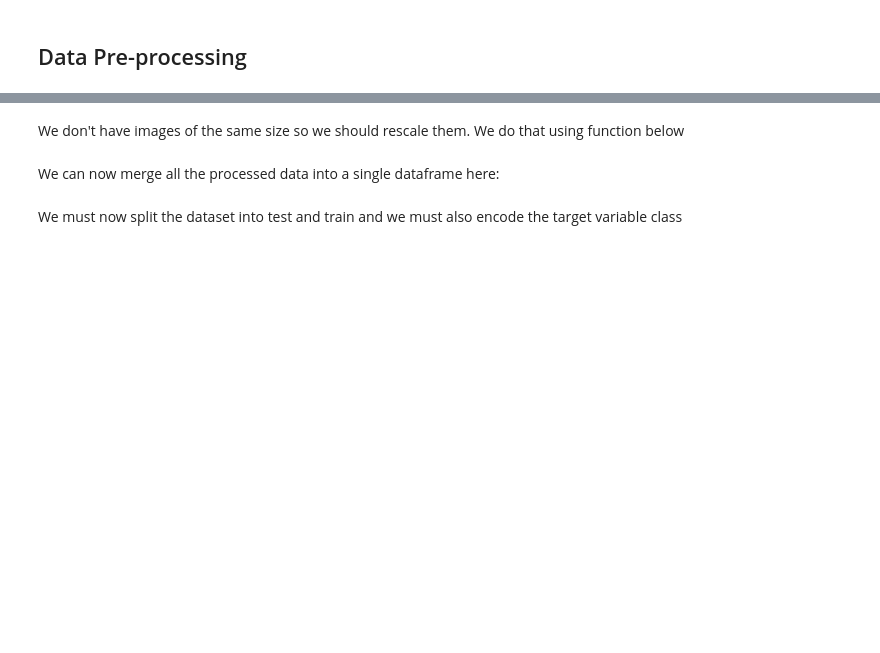
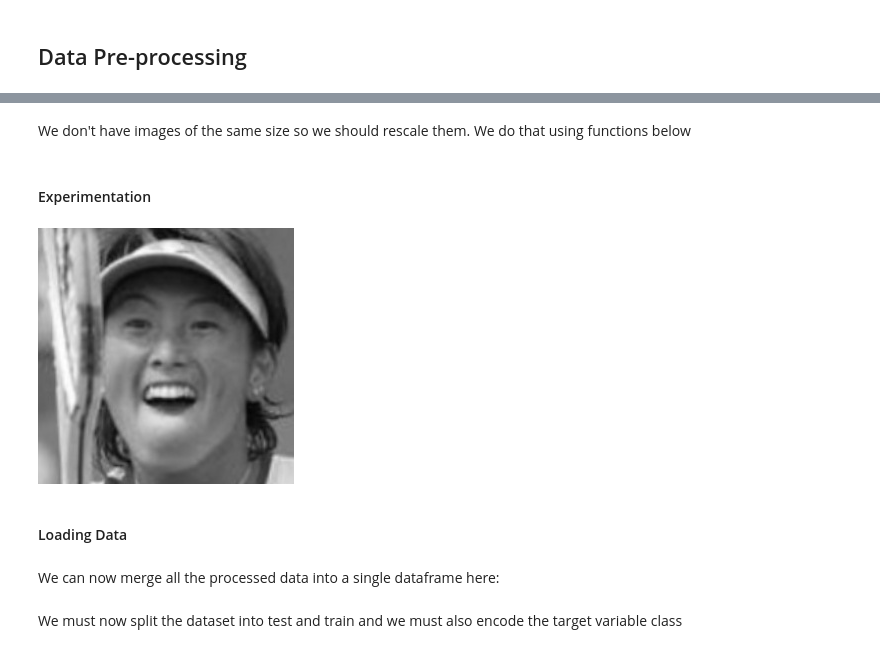
Before and after one commit to kofibuahin/CNN-Image-Classification-Model, a Jupyter notebook: Neural Network - Deliverable 2_CNN Classification.ipynb, the cells around one changed output, grey strips where cells are left out. Saved outputs shown, nothing was run; the diff lists cells and outputs as text; code cells hidden in the pictures; blank space fills up the shorter version.

```diff
--- a/Neural Network - Deliverable 2_CNN Classification.ipynb
+++ b/Neural Network - Deliverable 2_CNN Classification.ipynb
@@ -50,6 +61,6 @@ image_classes
 #         pic_size = np.array(Image.open(pic_dir)).shape
 #         image_sizes.append(pic_size)
 # %% [markdown]
-We don't have images of the same size so we should rescale them. We do that using function below
+We don't have images of the same size so we should rescale them. We do that using functions below
 # %%
 # Function to Process images
@@ -71 +109,10 @@ def FolderProcessor(label):
     return processed
+# %% [markdown]
+#### Experimentation
+# %%
+
+test = Image.open('natural_images/person/person_0123.jpg')
+gray_test = ImageOps.grayscale(test)
+display(gray_test)
+# %% [output]
+[figure, added]
@@ -72,3 +134,5 @@ def FolderProcessor(label):
+# %% [markdown]
+#### Loading Data
 # %% [markdown]
 We can now merge all the processed data into a single dataframe here:
 # %%
```
Also changed, not shown: parts of 49 cells of this notebook.
